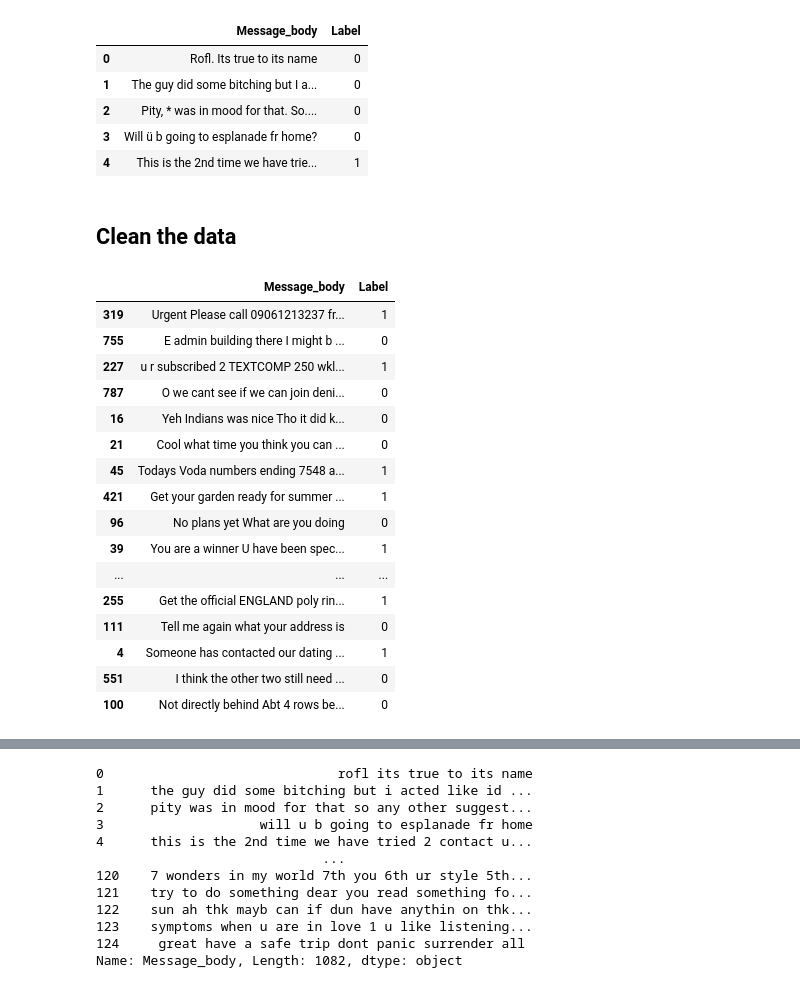
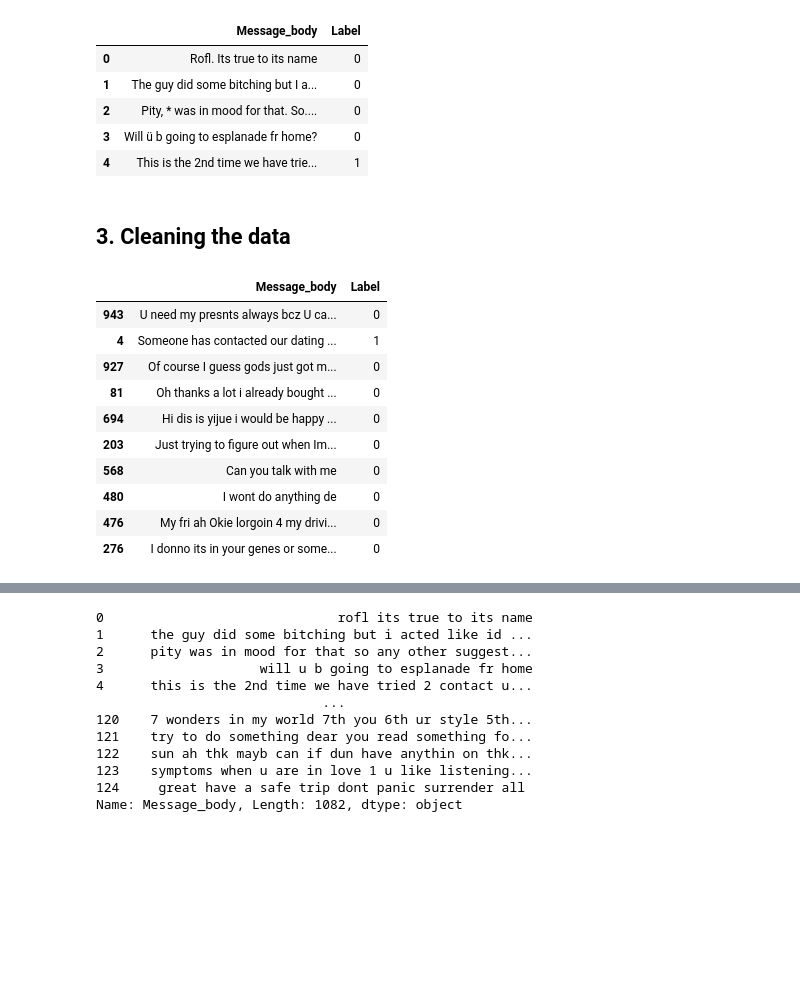
Before and after one commit to ImSanjayPatel/sms-spam-detection, a Jupyter notebook: SMS Spam Detection.ipynb, the cells around one changed output, grey strips where cells are left out. Drawn from its saved outputs; the diff is of its cells as text; code cells hidden in the pictures; blank space fills up the shorter version.

```diff
--- a/SMS Spam Detection.ipynb
+++ b/SMS Spam Detection.ipynb
@@ -117,7 +149,7 @@ df.head()
 | 3 | Will ü b going to esplanade fr home? | 0 |
 | 4 | This is the 2nd time we have trie... | 1 |
 # %% [markdown]
-## Clean the data
+## <b>3. Cleaning the data
 # %%
 def clean_text(text):
 
@@ -134,22 +166,16 @@ def clean_text(text):
 # %%
 df['Message_body'] = df['Message_body'].apply(clean_text)
 # %%
-df.sample(50)
+df.sample(10)
 # %% [output]
 |  | Message_body | Label |
-| 319 | Urgent Please call 09061213237 fr... | 1 |
-| 755 | E admin building there I might b ... | 0 |
-| 227 | u r subscribed 2 TEXTCOMP 250 wkl... | 1 |
-| 787 | O we cant see if we can join deni... | 0 |
-| 16 | Yeh Indians was nice Tho it did k... | 0 |
-| 21 | Cool what time you think you can ... | 0 |
-| 45 | Todays Voda numbers ending 7548 a... | 1 |
-| 421 | Get your garden ready for summer ... | 1 |
-| 96 | No plans yet What are you doing | 0 |
-| 39 | You are a winner U have been spec... | 1 |
-| ... | ... | ... |
-| 255 | Get the official ENGLAND poly rin... | 1 |
-| 111 | Tell me again what your address is | 0 |
+| 943 | U need my presnts always bcz U ca... | 0 |
 | 4 | Someone has contacted our dating ... | 1 |
-| 551 | I think the other two still need ... | 0 |
-| 100 | Not directly behind Abt 4 rows be... | 0 |
+| 927 | Of course I guess gods just got m... | 0 |
+| 81 | Oh thanks a lot i already bought ... | 0 |
+| 694 | Hi dis is yijue i would be happy ... | 0 |
+| 203 | Just trying to figure out when Im... | 0 |
+| 568 | Can you talk with me | 0 |
+| 480 | I wont do anything de | 0 |
+| 476 | My fri ah Okie lorgoin 4 my drivi... | 0 |
+| 276 | I donno its in your genes or some... | 0 |
```
Also changed, not shown: parts of 39 cells of this notebook.
